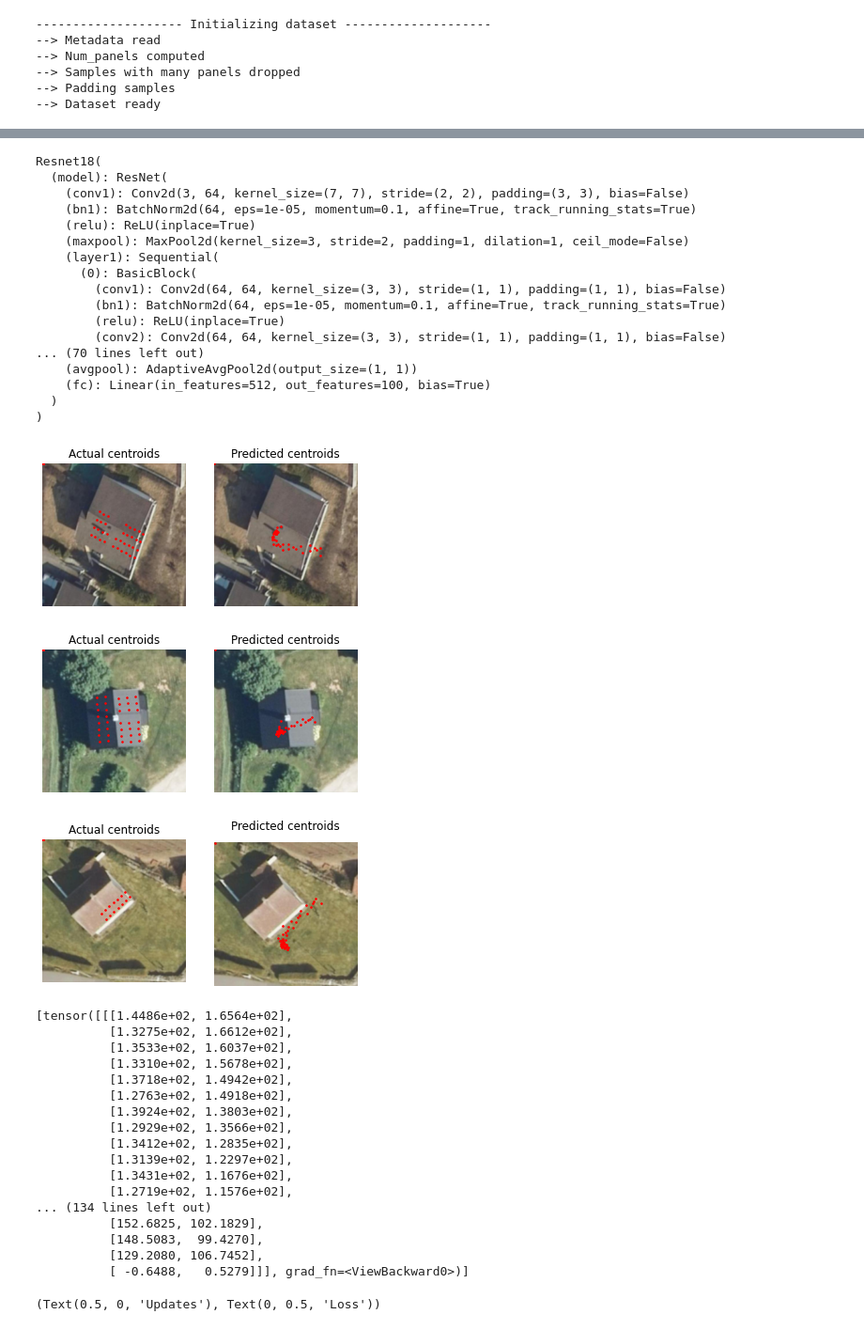
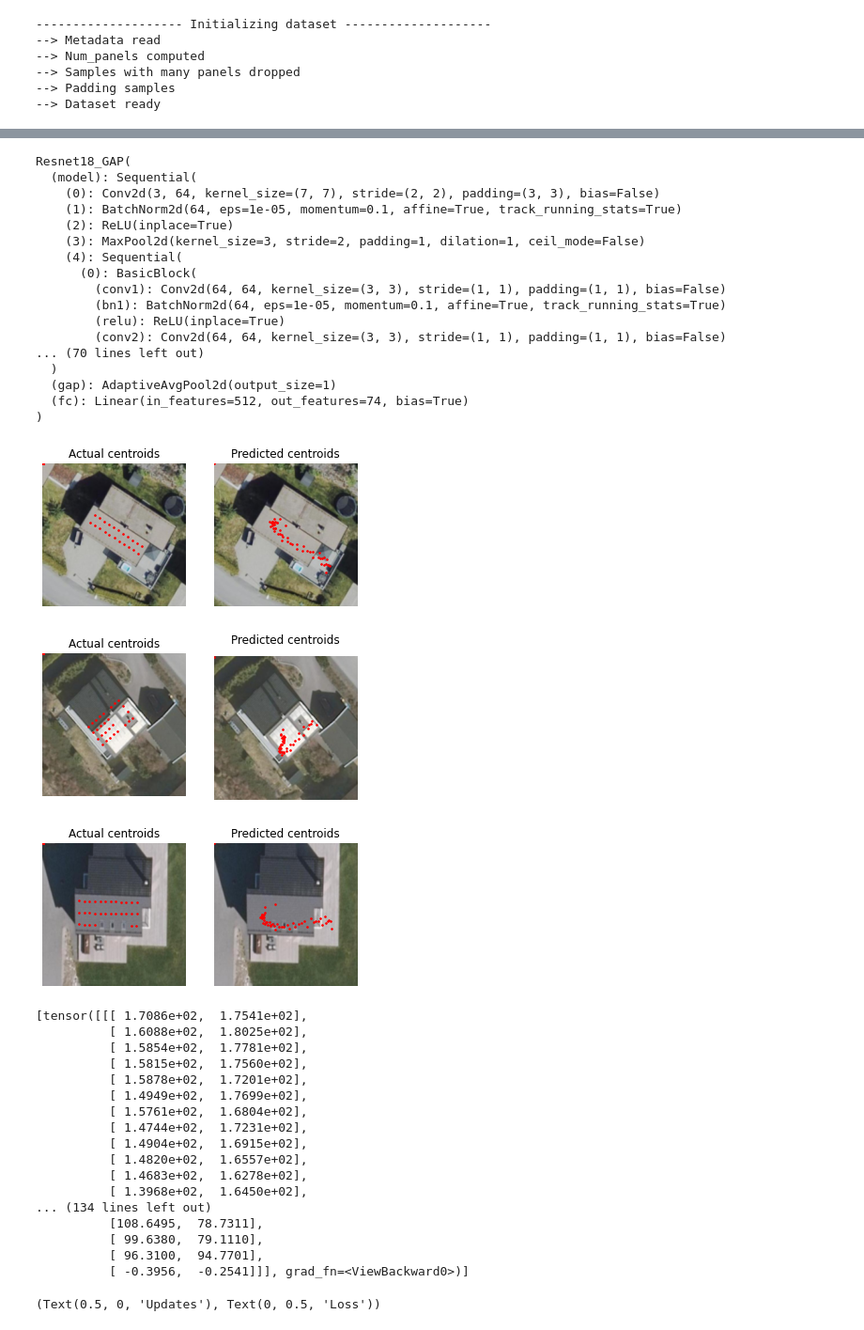
Before and after one commit to WizenPainter/autotetris, a Jupyter notebook: individual_tests/alejandro/alejandro_test.ipynb, the cells around one changed output, grey strips where cells are left out. Shown at 94% size. Drawn from its saved outputs; the diff is of its cells as text; code cells hidden in the pictures.

Commit message:
Created a new model that predicts base don heatmap

```diff
--- a/individual_tests/alejandro/alejandro_test.ipynb
+++ b/individual_tests/alejandro/alejandro_test.ipynb
@@ -149,48 +175,48 @@ torch.Size([1, 54, 2])
 # %%
-Path = "/Users/alex_christlieb/Documents/Ecole Polytechnique/Exchange/DTU/Courses/Deep Learning/autotetris/trained_models/resnet18_maxsize_50_02_vardiffloss_30_11_22.pt"
+Path = "/Users/alex_christlieb/Documents/Ecole Polytechnique/Exchange/DTU/Courses/Deep Learning/autotetris/trained_models/resnet_gap_03_12_22_j-v1.pt"
 model = torch.load(Path, map_location=torch.device('cpu'))
 model.eval()
 # %% [output]
-Resnet18(
-  (model): ResNet(
-    (conv1): Conv2d(3, 64, kernel_size=(7, 7), stride=(2, 2), padding=(3, 3), bias=False)
-    (bn1): BatchNorm2d(64, eps=1e-05, momentum=0.1, affine=True, track_running_stats=True)
-    (relu): ReLU(inplace=True)
-    (maxpool): MaxPool2d(kernel_size=3, stride=2, padding=1, dilation=1, ceil_mode=False)
-    (layer1): Sequential(
+Resnet18_GAP(
+  (model): Sequential(
+    (0): Conv2d(3, 64, kernel_size=(7, 7), stride=(2, 2), padding=(3, 3), bias=False)
+    (1): BatchNorm2d(64, eps=1e-05, momentum=0.1, affine=True, track_running_stats=True)
+    (2): ReLU(inplace=True)
+    (3): MaxPool2d(kernel_size=3, stride=2, padding=1, dilation=1, ceil_mode=False)
+    (4): Sequential(
       (0): BasicBlock(
         (conv1): Conv2d(64, 64, kernel_size=(3, 3), stride=(1, 1), padding=(1, 1), bias=False)
         (bn1): BatchNorm2d(64, eps=1e-05, momentum=0.1, affine=True, track_running_stats=True)
         (relu): ReLU(inplace=True)
         (conv2): Conv2d(64, 64, kernel_size=(3, 3), stride=(1, 1), padding=(1, 1), bias=False)
 ... (70 lines left out)
-    (avgpool): AdaptiveAvgPool2d(output_size=(1, 1))
-    (fc): Linear(in_features=512, out_features=100, bias=True)
   )
+  (gap): AdaptiveAvgPool2d(output_size=1)
+  (fc): Linear(in_features=512, out_features=74, bias=True)
 )
 # %%
-modeltraining.test_model(model, test_loader, 3)
+test_model(model, test_loader, 3)
 # %% [output]
-[figure, old version]
+[figure, new version]
-[figure, old version]
+[figure, new version]
-[figure, old version]
+[figure, new version]
-[tensor([[[1.4486e+02, 1.6564e+02],
-          [1.3275e+02, 1.6612e+02],
-          [1.3533e+02, 1.6037e+02],
-          [1.3310e+02, 1.5678e+02],
-          [1.3718e+02, 1.4942e+02],
-          [1.2763e+02, 1.4918e+02],
-          [1.3924e+02, 1.3803e+02],
-          [1.2929e+02, 1.3566e+02],
-          [1.3412e+02, 1.2835e+02],
-          [1.3139e+02, 1.2297e+02],
-          [1.3431e+02, 1.1676e+02],
-          [1.2719e+02, 1.1576e+02],
+[tensor([[[ 1.7086e+02,  1.7541e+02],
+          [ 1.6088e+02,  1.8025e+02],
+          [ 1.5854e+02,  1.7781e+02],
+          [ 1.5815e+02,  1.7560e+02],
+          [ 1.5878e+02,  1.7201e+02],
+          [ 1.4949e+02,  1.7699e+02],
+          [ 1.5761e+02,  1.6804e+02],
+          [ 1.4744e+02,  1.7231e+02],
+          [ 1.4904e+02,  1.6915e+02],
+          [ 1.4820e+02,  1.6557e+02],
+          [ 1.4683e+02,  1.6278e+02],
+          [ 1.3968e+02,  1.6450e+02],
 ... (134 lines left out)
-          [152.6825, 102.1829],
-          [148.5083,  99.4270],
-          [129.2080, 106.7452],
-          [ -0.6488,   0.5279]]], grad_fn=<ViewBackward0>)]
+          [108.6495,  78.7311],
+          [ 99.6380,  79.1110],
+          [ 96.3100,  94.7701],
+          [ -0.3956,  -0.2541]]], grad_fn=<ViewBackward0>)]
 # %%
 train_loss = np.loadtxt("./trained_models/train_loss_30_02_11.csv", delimiter="\n")
 val_loss = np.loadtxt("./trained_models/val_loss_20_02_11.csv", delimiter="\n")
```
Also changed, not shown: parts of 21 cells of this notebook, 2 other files.
